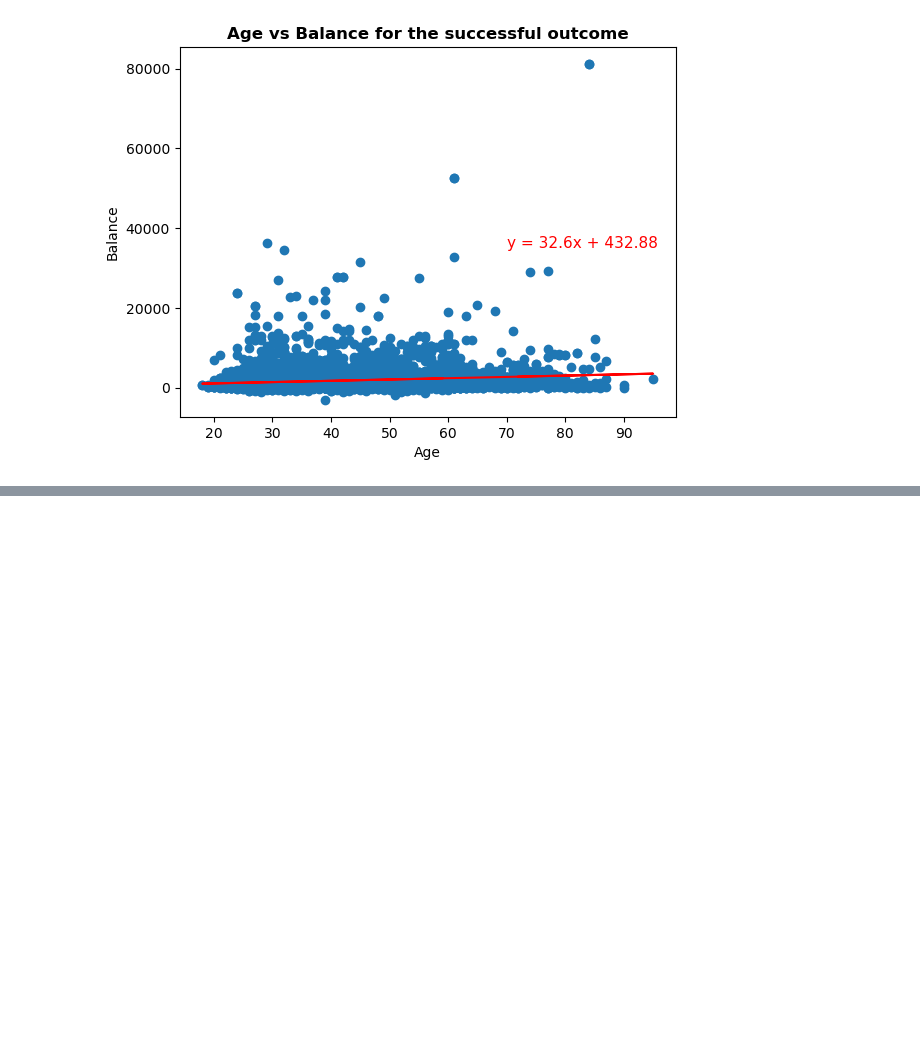
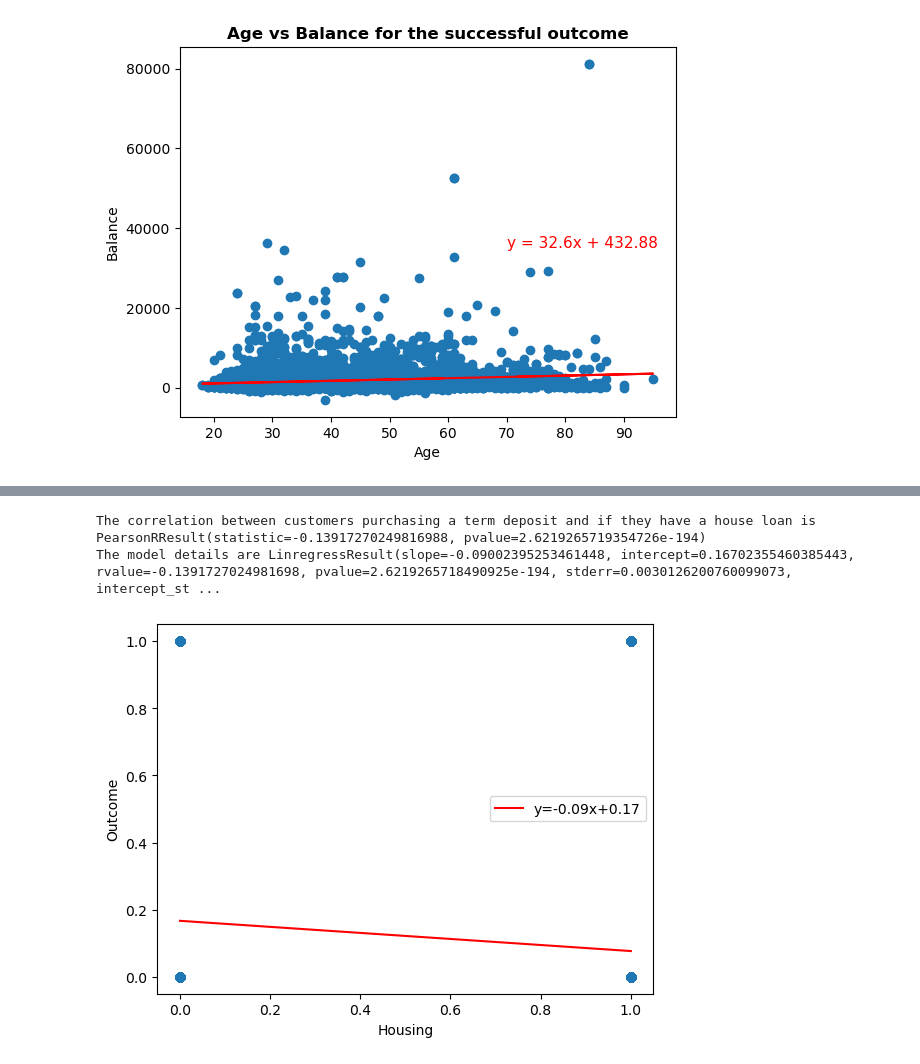
Before and after one commit to Prachi-Shah1002/Project_1, a Jupyter notebook: Main.ipynb, the cells around one changed output, grey strips where cells are left out. Cells and saved outputs as stored; diff of their text form; code cells hidden in the pictures; blank space fills up the shorter version.

```diff
--- a/Main.ipynb
+++ b/Main.ipynb
@@ -311,0 +314,27 @@ The correlation between Age and Balance for the successful outcome is 0.12
+# %%
+# This calculates the correlation between customers having a house loan and purchased the product
+
+# Updates the values of the dataset from "yes" to 1 and from "no" to 0
+train_data_df_updated = train_data_df.replace('yes',1)
+train_data_df_updated2 = train_data_df_updated.replace('no',0)
+train_data_df_updated2
+# Calculates pearsonr and model data
+corr=st.pearsonr(train_data_df_updated2['Housing'],train_data_df_updated2['Outcome'])
+print(f"The correlation between customers purchasing a term deposit and if they have a house loan is {corr}")
+model=st.linregress(train_data_df_updated2['Housing'],train_data_df_updated2['Outcome'])
+print(f"The model details are {model}")
+# Taking the values from above output
+slope = -0.090
+intercept = 0.167
+line = slope*(train_data_df_updated2['Housing'])+intercept
+# Creates the graph
+plt.scatter(train_data_df_updated2['Housing'],train_data_df_updated2['Outcome'])
+plt.plot(train_data_df_updated2['Housing'], line, 'r', label='y={:.2f}x+{:.2f}'.format(slope,intercept))
+plt.xlabel('Housing')
+plt.ylabel('Outcome')
+plt.legend()
+plt.show()
+# %% [output]
+The correlation between customers purchasing a term deposit and if they have a house loan is PearsonRResult(statistic=-0.13917270249816988, pvalue=2.6219265719354726e-194)
+The model details are LinregressResult(slope=-0.09002395253461448, intercept=0.16702355460385443, rvalue=-0.1391727024981698, pvalue=2.6219265718490925e-194, stderr=0.0030126200760099073, intercept_st ...
+[figure, added]
```
Also changed, not shown: parts of 47 cells of this notebook.
